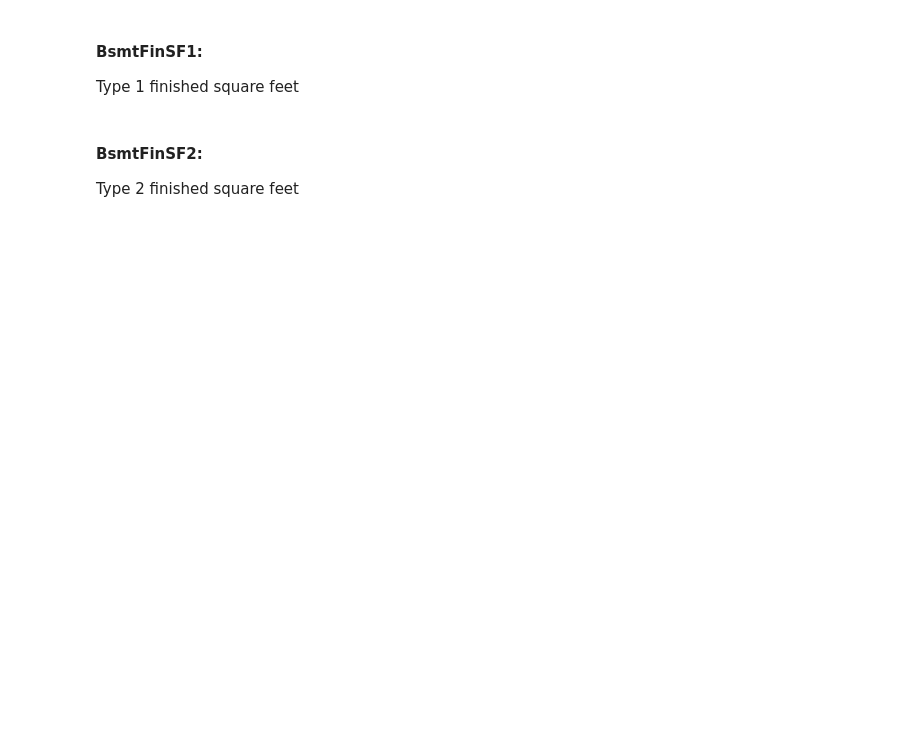
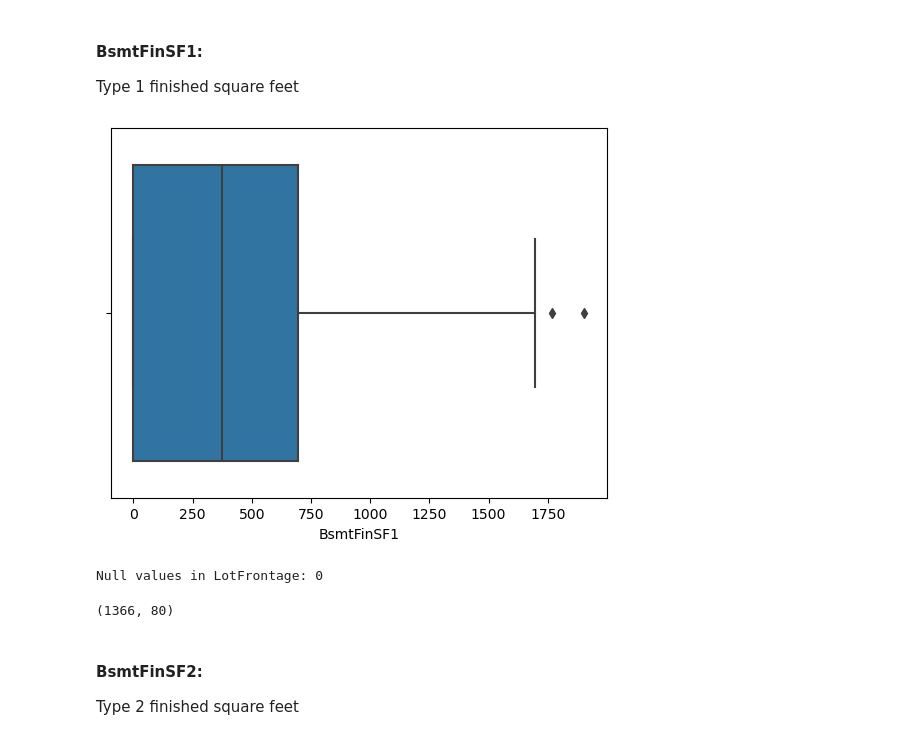
Before and after one commit to bhanu481/Surprise-Housing-Australia, a Jupyter notebook: Surprise-Housing-Australia.ipynb, the cells around one changed output. Saved outputs shown, nothing was run; the diff lists cells and outputs as text; code cells hidden in the pictures; blank space fills up the shorter version.

```diff
--- a/Surprise-Housing-Australia.ipynb
+++ b/Surprise-Housing-Australia.ipynb
@@ -180,6 +180,19 @@ df_housing.shape
 # %% [markdown]
 #### BsmtFinSF1:
 Type 1 finished square feet
+# %%
+sns.boxplot(x = 'BsmtFinSF1' ,data = df_housing)#  hue = 'YrSold',
+plt.show()
+print("Null values in LotFrontage:",df_housing.BsmtFinSF1.isna().sum())
+# %% [output]
+[figure, added]
+Null values in LotFrontage: 0
+# %%
+# Removing outliers which value more then 750
+df_housing = df_housing[df_housing.BsmtFinSF1 < 1750]
+df_housing.shape
+# %% [output]
+(1366, 80)
 # %% [markdown]
 #### BsmtFinSF2:
 Type 2 finished square feet
```
Also changed, not shown: parts of 18 cells of this notebook.
